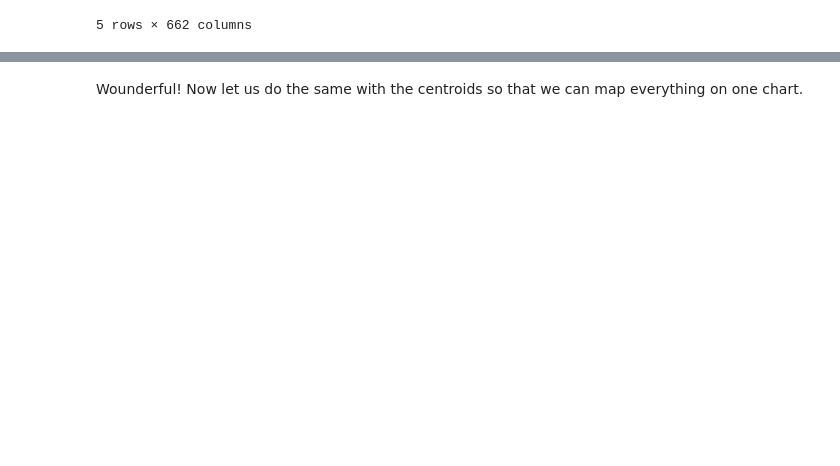
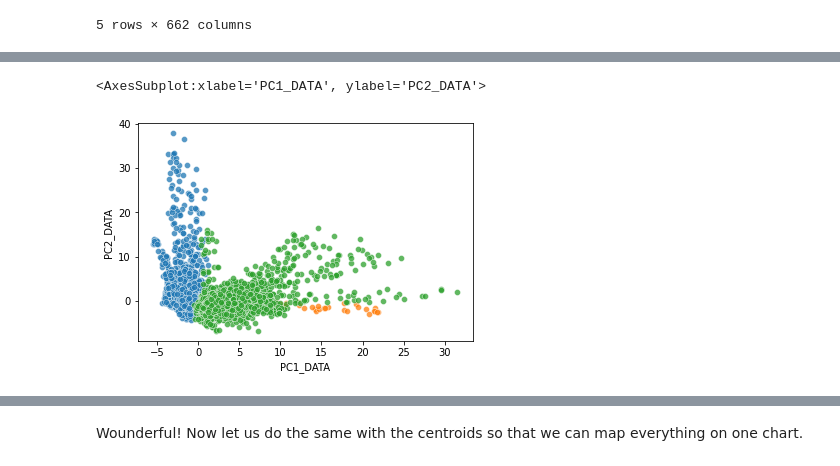
Before and after one commit to Mauricebuettgenbach/battle_of_the_neighborhoods, a Jupyter notebook: THE_BATTLE_OF_NEIHBORHOODS.ipynb, the cells around one changed output, grey strips where cells are left out. Cells and saved outputs as stored; diff of their text form; code cells hidden in the pictures; blank space fills up the shorter version.

```diff
--- a/THE_BATTLE_OF_NEIHBORHOODS.ipynb
+++ b/THE_BATTLE_OF_NEIHBORHOODS.ipynb
@@ -1484,0 +1314,49 @@ existing_restaurant_clusters_reduced.head()
+# %%
+# Drop qualitative columns
+clusters_reduced = clusters.drop(columns=[
+    'CATCHMENT_ID',
+    'CLUSTER_LABELS',
+    'CENTROID_X',
+    'CENTROID_Y'])
+
+# Create a PCA model to reduce our data to 2 dimensions for visualisation
+pca = PCA(n_components=2)
+pca.fit(clusters_reduced)
+
+# Transfor the scaled data to the new PCA space
+clusters_reduced = pca.transform(clusters_reduced)
+
+# Convert to df
+clusters_reduced = pd.DataFrame(clusters_reduced, columns=['PC1_DATA', 'PC2_DATA'])
+
+# Add cluster id
+clusters_reduced['CLUSTER_LABELS'] = clusters['CLUSTER_LABELS'].copy()
+
+# Set number of colours
+cluster_amount = clusters_reduced['CLUSTER_LABELS'].nunique()
+
+# Get colours
+palette = sns.color_palette(None, cluster_amount)
+
+# Plot
+sns.scatterplot(
+    data=clusters_reduced[clusters_reduced.CLUSTER_LABELS == 0],
+    x="PC1_DATA",
+    y="PC2_DATA",
+    palette=palette,
+    alpha=0.75)
+sns.scatterplot(
+    data=clusters_reduced[clusters_reduced.CLUSTER_LABELS == 1],
+    x="PC1_DATA",
+    y="PC2_DATA",
+    palette=palette,
+    alpha=0.75)
+sns.scatterplot(
+    data=clusters_reduced[clusters_reduced.CLUSTER_LABELS == 2],
+    x="PC1_DATA",
+    y="PC2_DATA",
+    palette=palette,
+    alpha=0.75)
+# %% [output]
+<AxesSubplot:xlabel='PC1_DATA', ylabel='PC2_DATA'>
+[figure, added]
```
Also changed, not shown: parts of 44 cells of this notebook.
